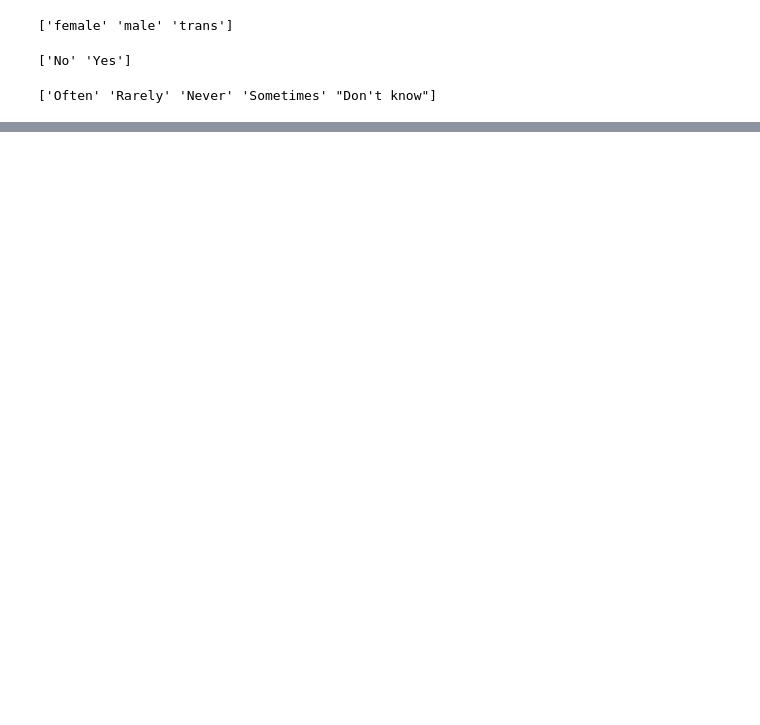
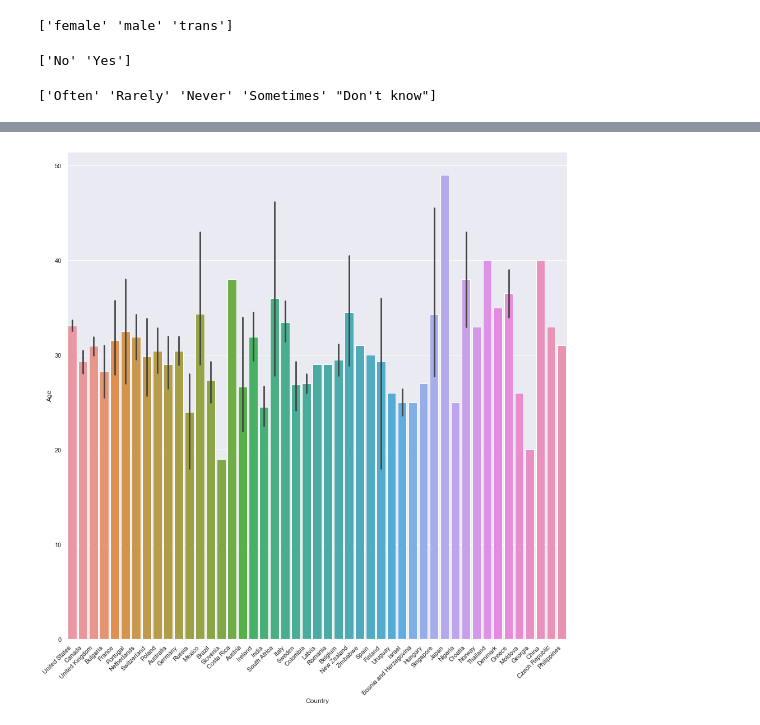
Before and after one commit to oneovernever/misc_work, a Jupyter notebook: suicide_stats/mental_health.ipynb, the cells around one changed output, grey strips where cells are left out. Cells and saved outputs as stored; diff of their text form; code cells hidden in the pictures; blank space fills up the shorter version.

```diff
--- a/suicide_stats/mental_health.ipynb
+++ b/suicide_stats/mental_health.ipynb
@@ -489,5 +515,7 @@ print(train_df['self_employed'].unique())
 
 train_df['work_interfere'] = train_df['work_interfere'].replace([defaultString], 'Don\'t know' )
 print(train_df['work_interfere'].unique())
+
+df_co =train_df.copy()
 # %% [output]
 ['Often' 'Rarely' 'Never' 'Sometimes' "Don't know"]
@@ -618,0 +684,9 @@ plt.show()
+# %%
+# Let's see how country relates to some of the most important features
+
+# Age
+sns.set(rc={'figure.figsize':(16,16)})
+chart = sns.barplot(x=df_co['Country'],y=df_co['Age'])
+chart.set_xticklabels(chart.get_xticklabels(), rotation=45,horizontalalignment='right');
+# %% [output]
+[figure, added]
```
Also changed, not shown: parts of 33 cells of this notebook.
